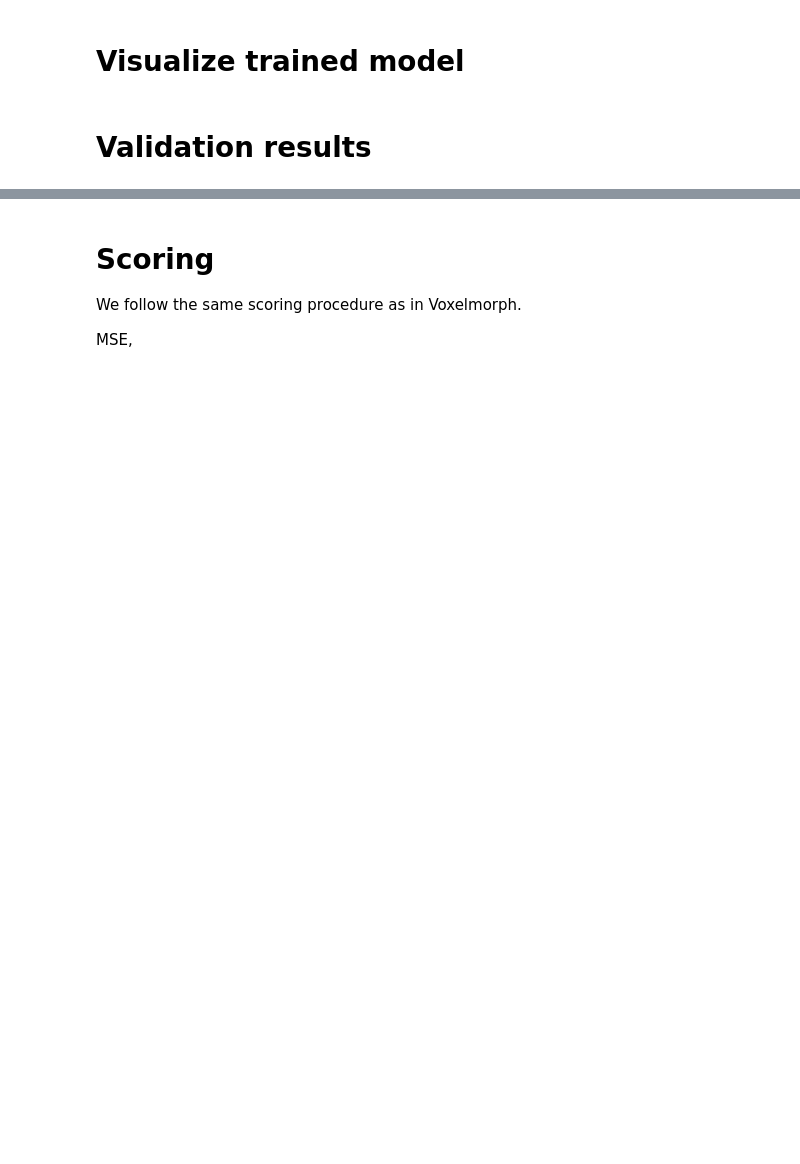
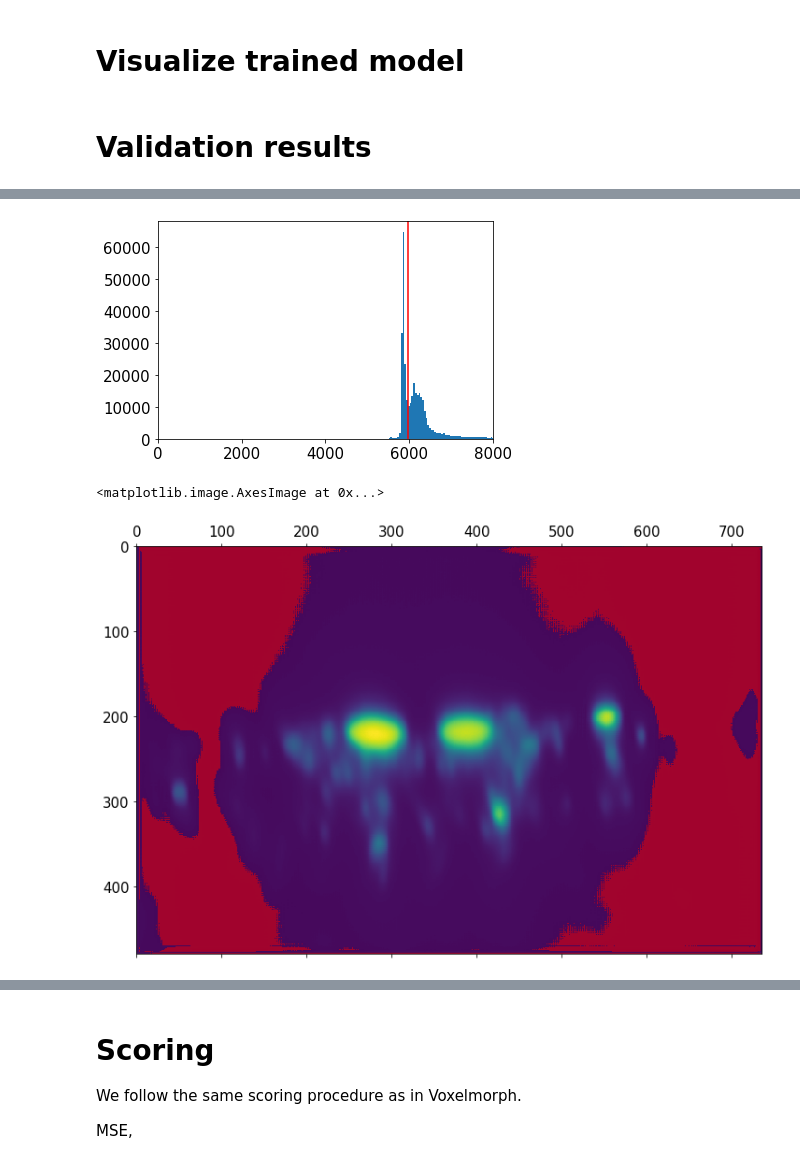
Before and after one commit to Sager611/stabilize2p, a Jupyter notebook: notebooks/train-voxelmorph.ipynb, the cells around one changed output, grey strips where cells are left out. Drawn from its saved outputs; the diff is of its cells as text; code cells hidden in the pictures; blank space fills up the shorter version.

```diff
--- a/notebooks/train-voxelmorph.ipynb
+++ b/notebooks/train-voxelmorph.ipynb
@@ -340 +348,22 @@ Done (1.32s)
+# %%
+from stabilize2p.utils import estimate_background_threshold
+
+th = estimate_background_threshold(img)
+mask = (img < th).astype(float) * 0.5
+mask = np.tile(mask[..., np.newaxis], (1, 1, 4))
+mask[..., 0] = 1.0
+mask[..., [1, 2]] = 0.0
+
+plt.hist(img.ravel(), bins=800)
+plt.axvline(th, c='r')
+plt.xlim(0, 8000)
+plt.show()
+
+_, ax = plt.subplots(1, 1, figsize=(12, 10))
+ax.matshow(img)
+ax.matshow(mask)
+# %% [output]
+[figure, added]
+<matplotlib.image.AxesImage at 0x...>
+[figure, added]
 # %%
```
Also changed, not shown: parts of 7 cells of this notebook, 6 other files.
